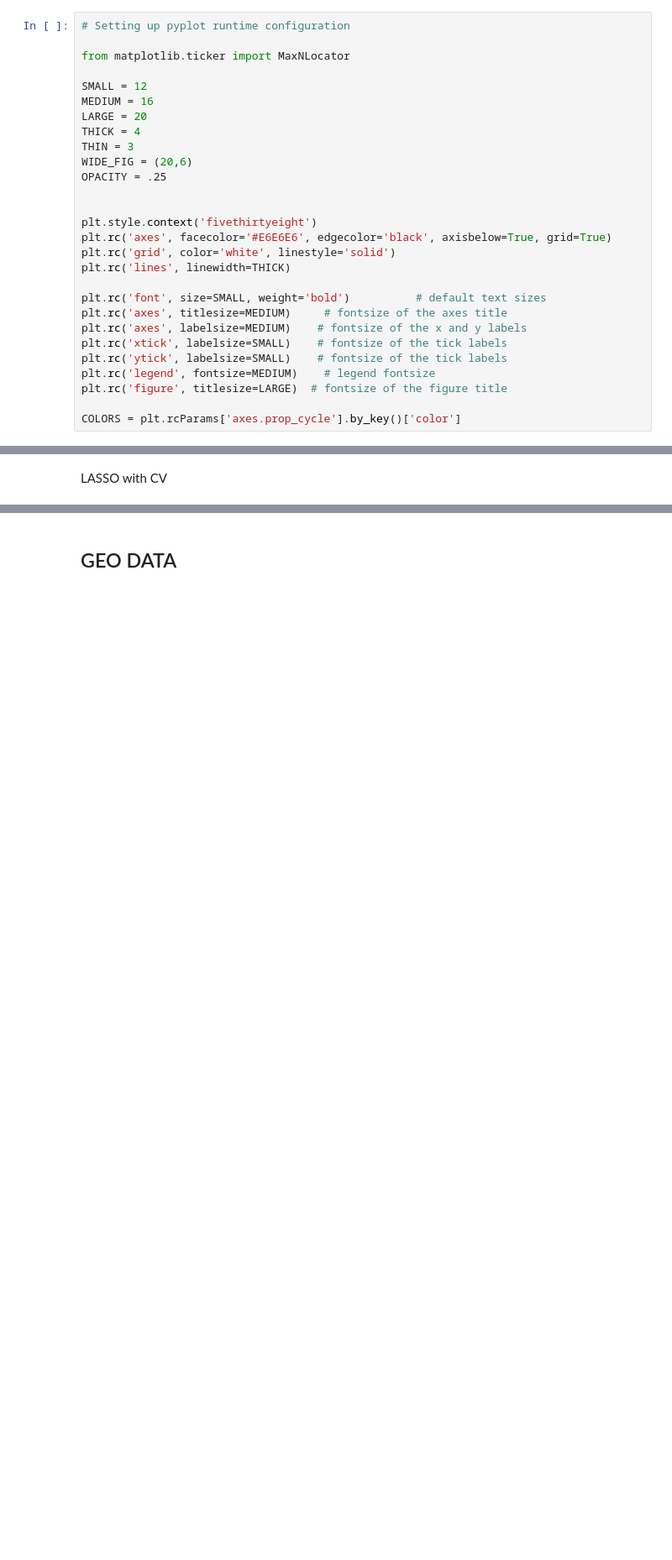
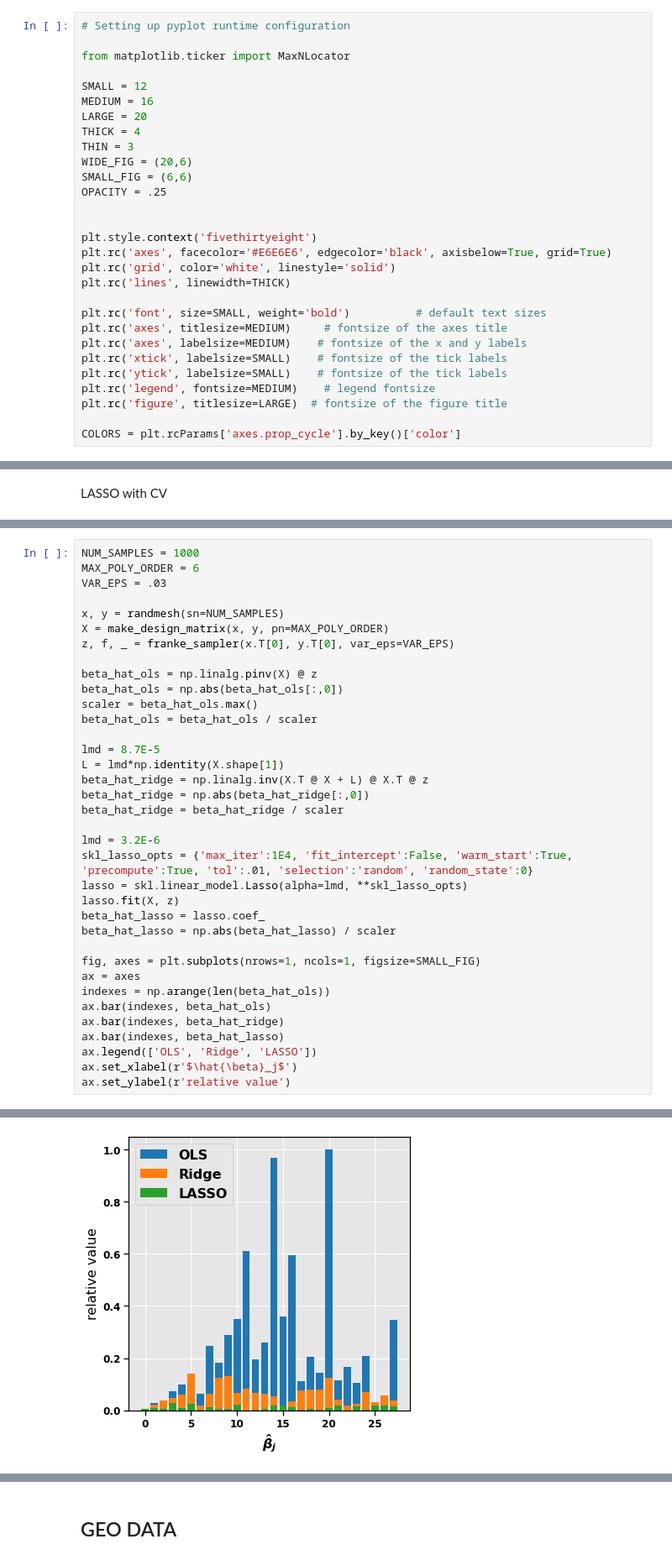
Before and after one commit to fonstelien/FYS-STK4155, a Jupyter notebook: project1/take2.ipynb, the cells around one changed output, grey strips where cells are left out. Shown at 84% size. Drawn from its saved outputs; the diff is of its cells as text; blank space fills up the shorter version.

```diff
--- a/project1/take2.ipynb
+++ b/project1/take2.ipynb
@@ -19,6 +19,7 @@ LARGE = 20
 THICK = 4
 THIN = 3
 WIDE_FIG = (20,6)
+SMALL_FIG = (6,6)
 OPACITY = .25
 
 
@@ -643,0 +635,37 @@ plt.show()
+# %%
+NUM_SAMPLES = 1000
+MAX_POLY_ORDER = 6
+VAR_EPS = .03
+
+x, y = randmesh(sn=NUM_SAMPLES)
+X = make_design_matrix(x, y, pn=MAX_POLY_ORDER)
+z, f, _ = franke_sampler(x.T[0], y.T[0], var_eps=VAR_EPS)
+
+beta_hat_ols = np.linalg.pinv(X) @ z
+beta_hat_ols = np.abs(beta_hat_ols[:,0])
+scaler = beta_hat_ols.max()
+beta_hat_ols = beta_hat_ols / scaler
+
+lmd = 8.7E-5
+L = lmd*np.identity(X.shape[1])
+beta_hat_ridge = np.linalg.inv(X.T @ X + L) @ X.T @ z
+beta_hat_ridge = np.abs(beta_hat_ridge[:,0])
+beta_hat_ridge = beta_hat_ridge / scaler
+
+lmd = 3.2E-6
+skl_lasso_opts = {'max_iter':1E4, 'fit_intercept':False, 'warm_start':True, 'precompute':True, 'tol':.01, 'selection':'random', 'random_state':0}
+lasso = skl.linear_model.Lasso(alpha=lmd, **skl_lasso_opts)
+lasso.fit(X, z)
+beta_hat_lasso = lasso.coef_
+beta_hat_lasso = np.abs(beta_hat_lasso) / scaler
+
+fig, axes = plt.subplots(nrows=1, ncols=1, figsize=SMALL_FIG)
+ax = axes
+indexes = np.arange(len(beta_hat_ols))
+ax.bar(indexes, beta_hat_ols)
+ax.bar(indexes, beta_hat_ridge)
+ax.bar(indexes, beta_hat_lasso)
+ax.legend(['OLS', 'Ridge', 'LASSO'])
+ax.set_xlabel(r'$\hat{\beta}_j$')
+ax.set_ylabel(r'relative value')
+# %% [output]
@@ -643,0 +673 @@ plt.show()
+[figure, added]
```
Also changed, not shown: parts of 12 cells of this notebook, 4 other files.
